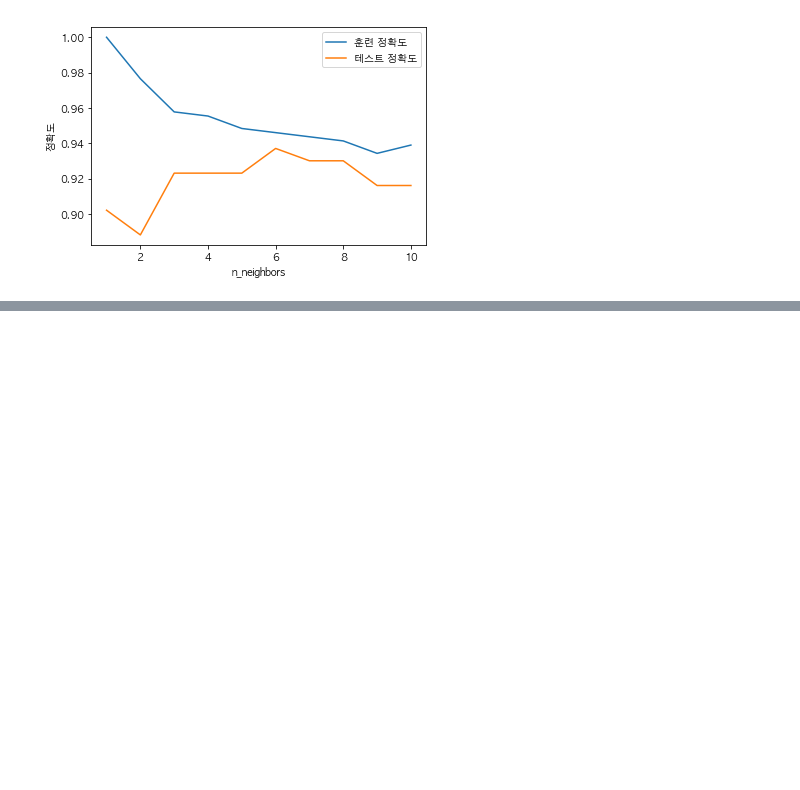
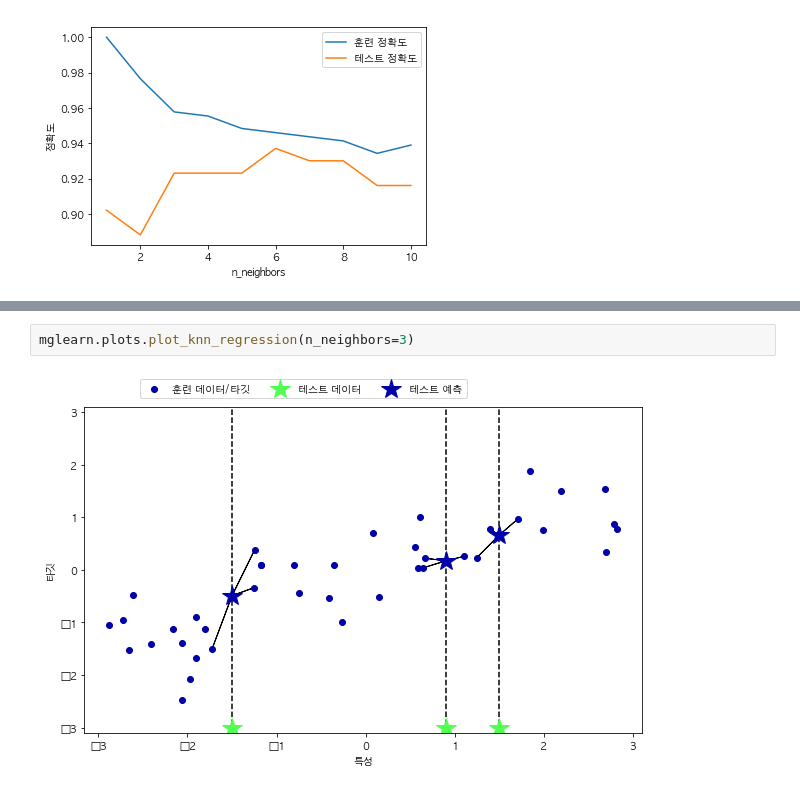
Before and after one commit to ronaldseoh/introduction_to_ml_with_python, a Jupyter notebook: 02-supervised-learning_ronaldseoh.ipynb, the cells around one changed output, grey strips where cells are left out. Saved outputs shown, nothing was run; the diff lists cells and outputs as text; blank space fills up the shorter version.

```diff
--- a/02-supervised-learning_ronaldseoh.ipynb
+++ b/02-supervised-learning_ronaldseoh.ipynb
@@ -146,0 +151,4 @@ plt.legend()
+# %%
+mglearn.plots.plot_knn_regression(n_neighbors=3)
+# %% [output]
+[figure, added]
```
Also changed, not shown: parts of 4 cells of this notebook.
